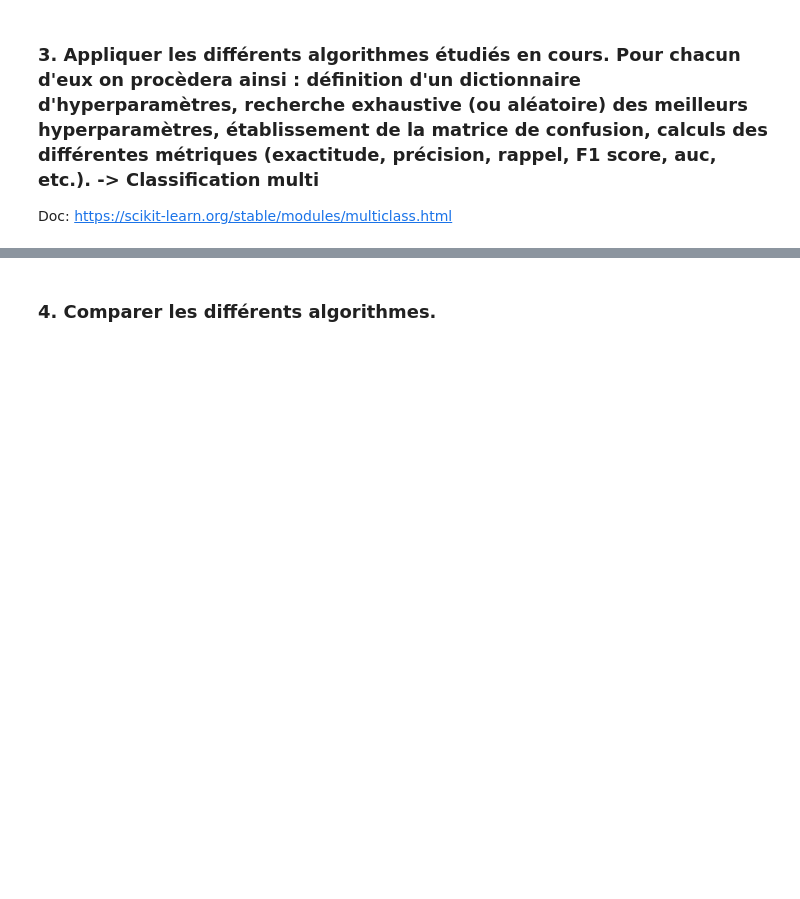
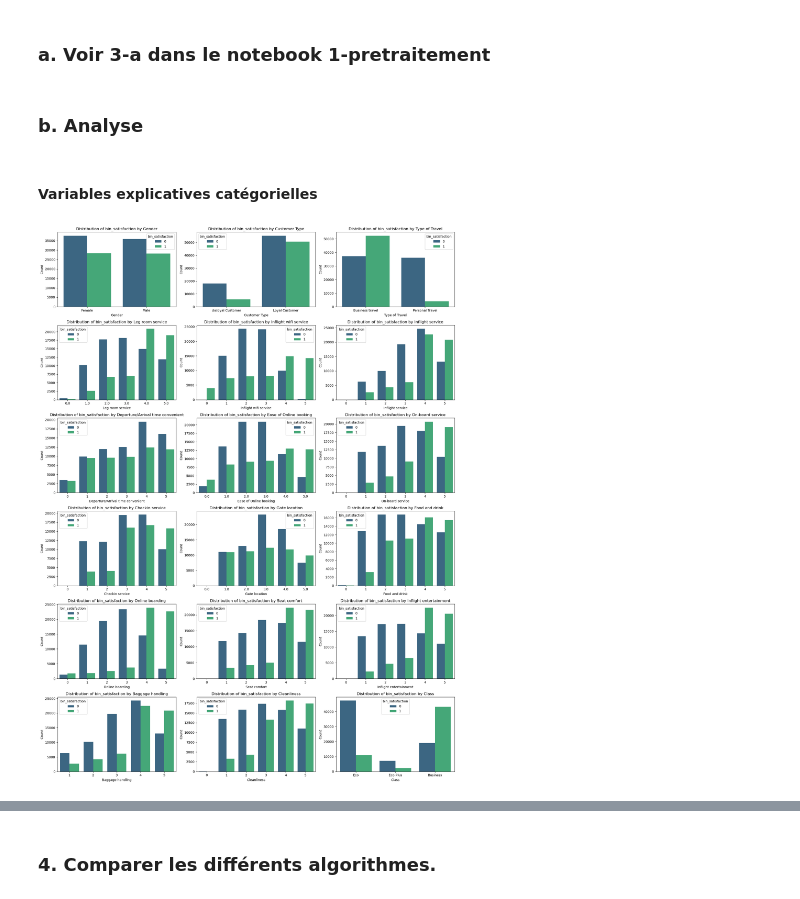
Before and after one commit to ophelie-gaudin/4MLSP-project, a Jupyter notebook: 3- classif bin satisfaction.ipynb, the cells around one changed output, grey strips where cells are left out. Saved outputs shown, nothing was run; the diff lists cells and outputs as text; code cells hidden in the pictures; blank space fills up the shorter version.

```diff
--- a/3- classif bin satisfaction.ipynb
+++ b/3- classif bin satisfaction.ipynb
@@ -134,4 +33,34 @@ Interprétation?
-# %% [markdown]
-### 3.  Appliquer les différents algorithmes étudiés en cours. Pour chacun d'eux on procèdera ainsi : définition d'un dictionnaire d'hyperparamètres, recherche exhaustive (ou aléatoire) des meilleurs hyperparamètres, établissement de la matrice de confusion, calculs des différentes métriques (exactitude, précision, rappel, F1 score, auc, etc.). -> Classification multi
-
-Doc: https://scikit-learn.org/stable/modules/multiclass.html
+# %% [markdown]
+### a. Voir 3-a dans le notebook 1-pretraitement
+# %% [markdown]
+### b. Analyse
+# %%
+df = pd.read_csv("df_analysis.csv")
+
+bin_variables = ["Gender", "Customer Type", "Type of Travel" ]
+num_variables = [ "Leg room service", "Age", "Flight Distance", "Departure Delay in Minutes", "Arrival Delay in Minutes", "Inflight service", "Inflight wifi service", "On-board service", "Checkin service", "Departure/Arrival time convenient", "Ease of Online booking", "Gate location", "Food and drink", "Online boarding", "Baggage handling", "Seat comfort", "Inflight entertainment", "Cleanliness"]
+ord_variables = ["Class"]
+targets= ["satisfaction", "Price", "bin_satisfaction"]
+
+#Just for visualization
+cat_variables= ["Gender", "Customer Type", "Type of Travel", "Leg room service", "Inflight wifi service", "Inflight service", "Departure/Arrival time convenient", "Ease of Online booking", "On-board service", "Checkin service", "Gate location", "Food and drink", "Online boarding", "Seat comfort", "Inflight entertainment", "Baggage handling", "Cleanliness", "Class"]
+# %% [markdown]
+#### Variables explicatives catégorielles
+# %%
+n_cols = 3  # Nombre de graphiques par ligne
+n_rows = (len(cat_variables) + n_cols - 1) // n_cols  # Calcul du nombre de lignes nécessaires
+
+plt.figure(figsize=(6 * n_cols, 4 * n_rows))  # Ajuster la taille de la figure
+
+for i, var in enumerate(cat_variables):
+    plt.subplot(n_rows, n_cols, i + 1)  # Créer un sous-graphique
+    # Assurez-vous que 'bin_satisfaction' est une chaîne pour les légendes
+    sns.countplot(x=var, hue=df['bin_satisfaction'].astype(str), palette="viridis", data=df)
+    plt.title(f'Distribution of bin_satisfaction by {var}')
+    plt.xlabel(var)
+    plt.ylabel('Count')
+
+plt.tight_layout()  # Ajuster automatiquement les sous-graphiques pour qu'ils ne se chevauchent pas
+plt.show()
+# %% [output]
+[figure, added]
```
Also changed, not shown: parts of 33 cells of this notebook, 15 other files.
